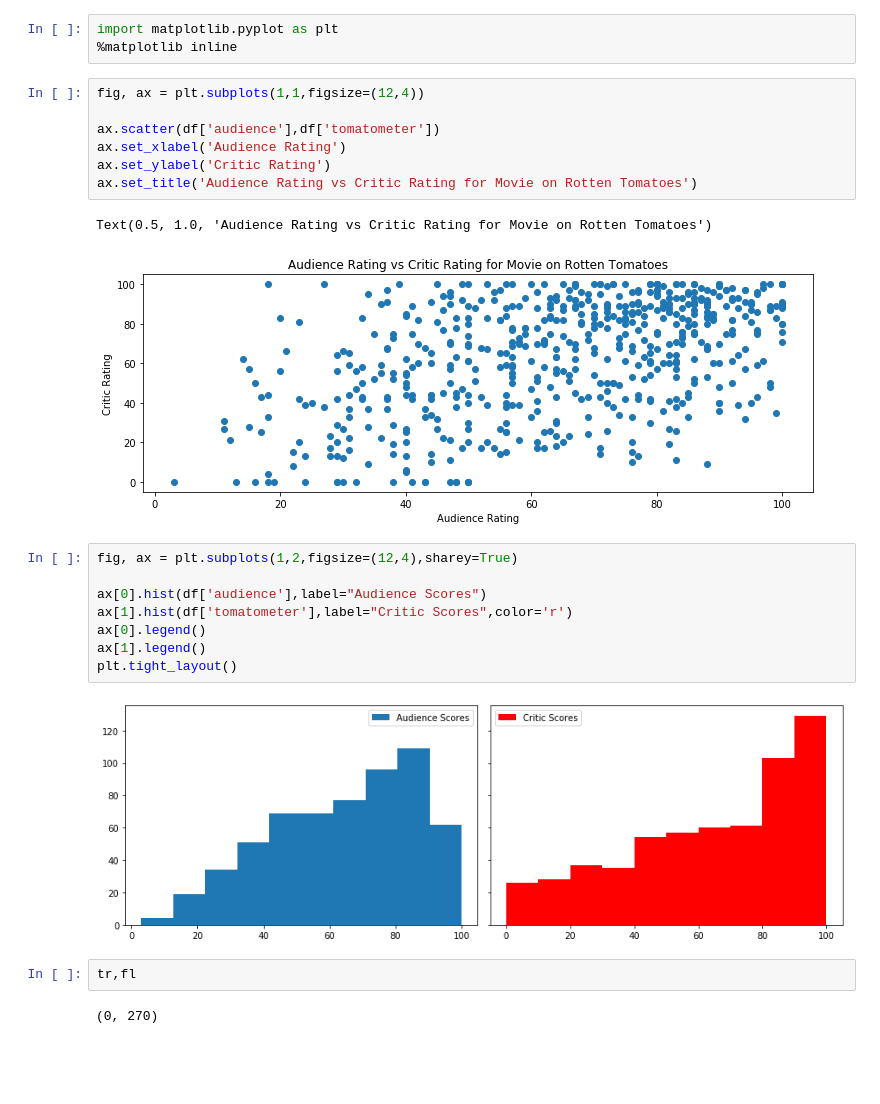
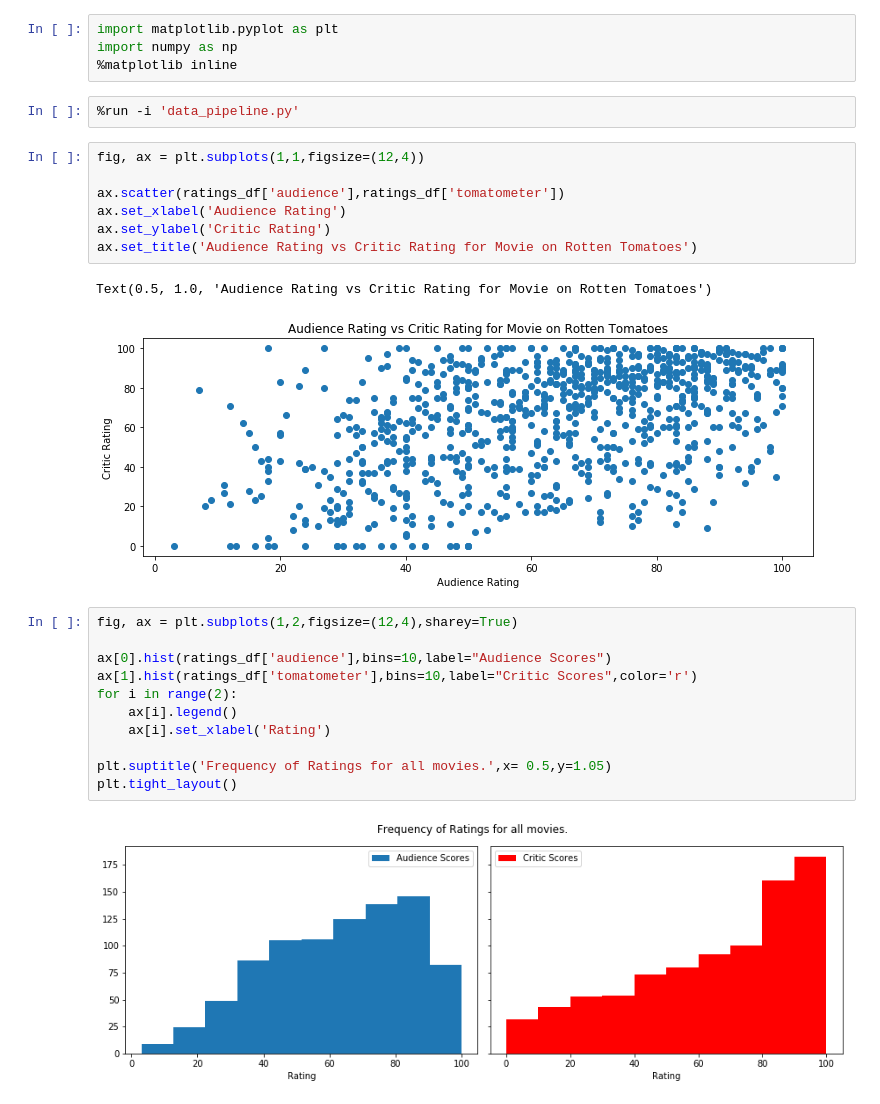
Before and after one commit to fkalejaiye/Rotten_Tomatoes, a Jupyter notebook: EDA_workbook.ipynb, the cells around one changed output. Cells and saved outputs as stored; diff of their text form; blank space fills up the shorter version.

```diff
--- a/EDA_workbook.ipynb
+++ b/EDA_workbook.ipynb
@@ -1,27 +1,29 @@
 # %%
 import matplotlib.pyplot as plt
+import numpy as np
 %matplotlib inline
+# %%
+%run -i 'data_pipeline.py'
 # %%
 fig, ax = plt.subplots(1,1,figsize=(12,4))
 
-ax.scatter(df['audience'],df['tomatometer'])
+ax.scatter(ratings_df['audience'],ratings_df['tomatometer'])
 ax.set_xlabel('Audience Rating')
 ax.set_ylabel('Critic Rating')
 ax.set_title('Audience Rating vs Critic Rating for Movie on Rotten Tomatoes')
 # %% [output]
 Text(0.5, 1.0, 'Audience Rating vs Critic Rating for Movie on Rotten Tomatoes')
-[figure, old version]
+[figure, new version]
 # %%
 fig, ax = plt.subplots(1,2,figsize=(12,4),sharey=True)
 
-ax[0].hist(df['audience'],label="Audience Scores")
-ax[1].hist(df['tomatometer'],label="Critic Scores",color='r')
-ax[0].legend()
-ax[1].legend()
+ax[0].hist(ratings_df['audience'],bins=10,label="Audience Scores")
+ax[1].hist(ratings_df['tomatometer'],bins=10,label="Critic Scores",color='r')
+for i in range(2):
+    ax[i].legend()
+    ax[i].set_xlabel('Rating')
+
+plt.suptitle('Frequency of Ratings for all movies.',x= 0.5,y=1.05)
 plt.tight_layout()
 # %% [output]
-[figure, old version]
+[figure, new version]
-# %%
-tr,fl
-# %% [output]
-(0, 270)
```
Also changed, not shown: 1 other file.
